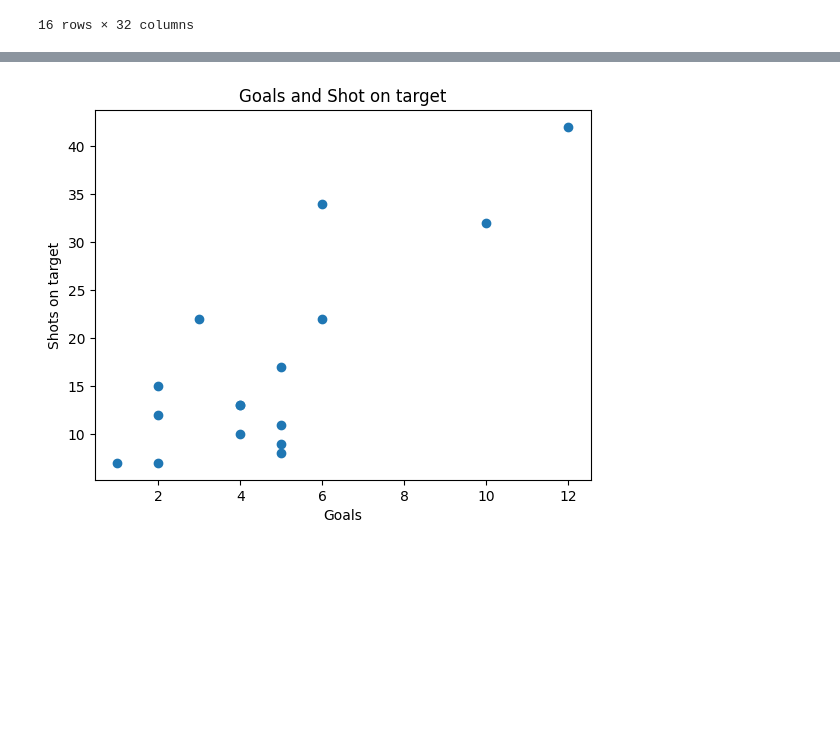
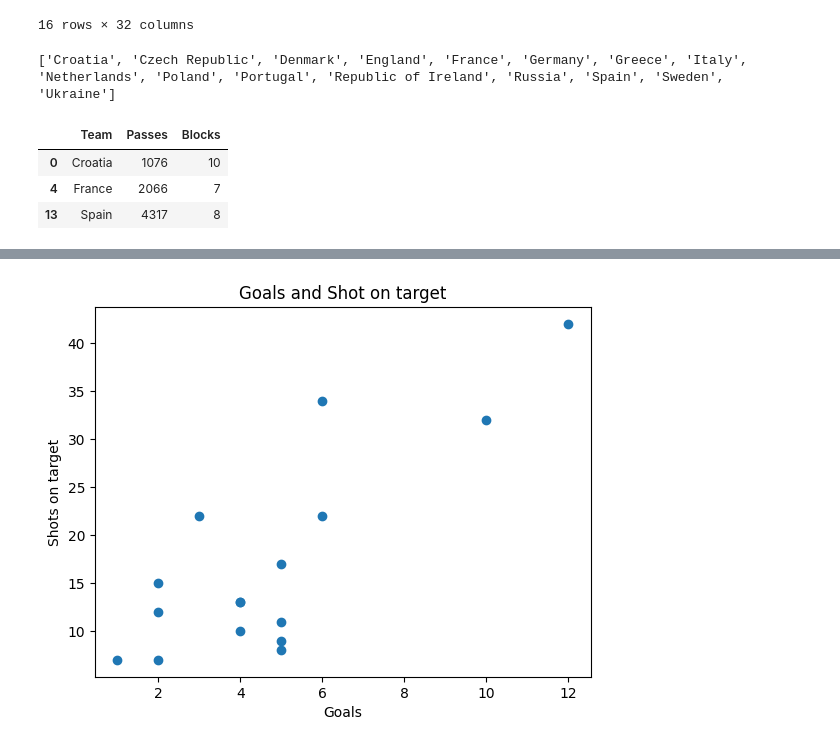
Before and after one commit to B0FM2G/ECOPY_23241, a Jupyter notebook: notebooks/WeeklyTest4.ipynb, the cells around one changed output, grey strips where cells are left out. Drawn from its saved outputs; the diff is of its cells as text; code cells hidden in the pictures; blank space fills up the shorter version.

```diff
--- a/notebooks/WeeklyTest4.ipynb
+++ b/notebooks/WeeklyTest4.ipynb
@@ -251,10 +252,17 @@ return type: pandas.core.frame.DataFrame
 """
 # %%
 new_df = df_data.copy()
-def sliced_view(input_df, column_to_keep, column_to_filter,rows_to_keep):
-    selected_columns = input_df[columns_to_keep]
-    filtered_rows = input_df[input_df[column_to_filter].isin(rows_to_keep)]
-    return filtered_rows[selected_columns]
+def sliced_view(input_df, columns_to_keep, column_to_filter, rows_to_keep):
+    print([x for x in new_df[column_to_filter]])
+    return input_df.loc[[x in rows_to_keep for x in new_df[column_to_filter]], columns_to_keep]
+# %%
+sliced_view(new_df, ['Team', 'Passes', 'Blocks'],'Team', ['France', 'Croatia', 'Spain'])
+# %% [output]
+['Croatia', 'Czech Republic', 'Denmark', 'England', 'France', 'Germany', 'Greece', 'Italy', 'Netherlands', 'Poland', 'Portugal', 'Republic of Ireland', 'Russia', 'Spain', 'Sweden', 'Ukraine']
+|  | Team | Passes | Blocks |
+| 0 | Croatia | 1076 | 10 |
+| 4 | France | 2066 | 7 |
+| 13 | Spain | 4317 | 8 |
 # %%
 """
 11. Készíts egy függvényt, ami a bemeneti adatokat kiegészíti egy 'Quartile' oszloppal. A kvartilis oszlop értékeit a lőtt gólok alapján határozza meg:
```
Also changed, not shown: parts of 9 cells of this notebook, 1 other file.
